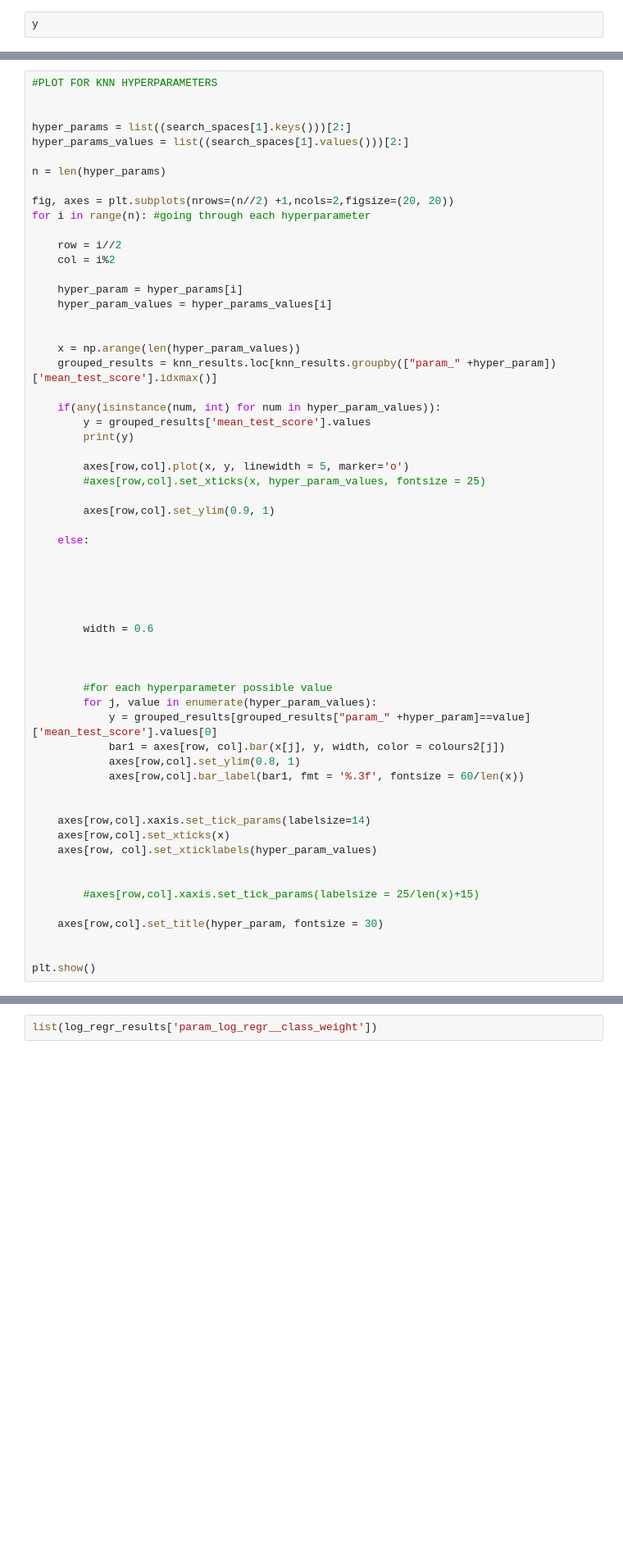
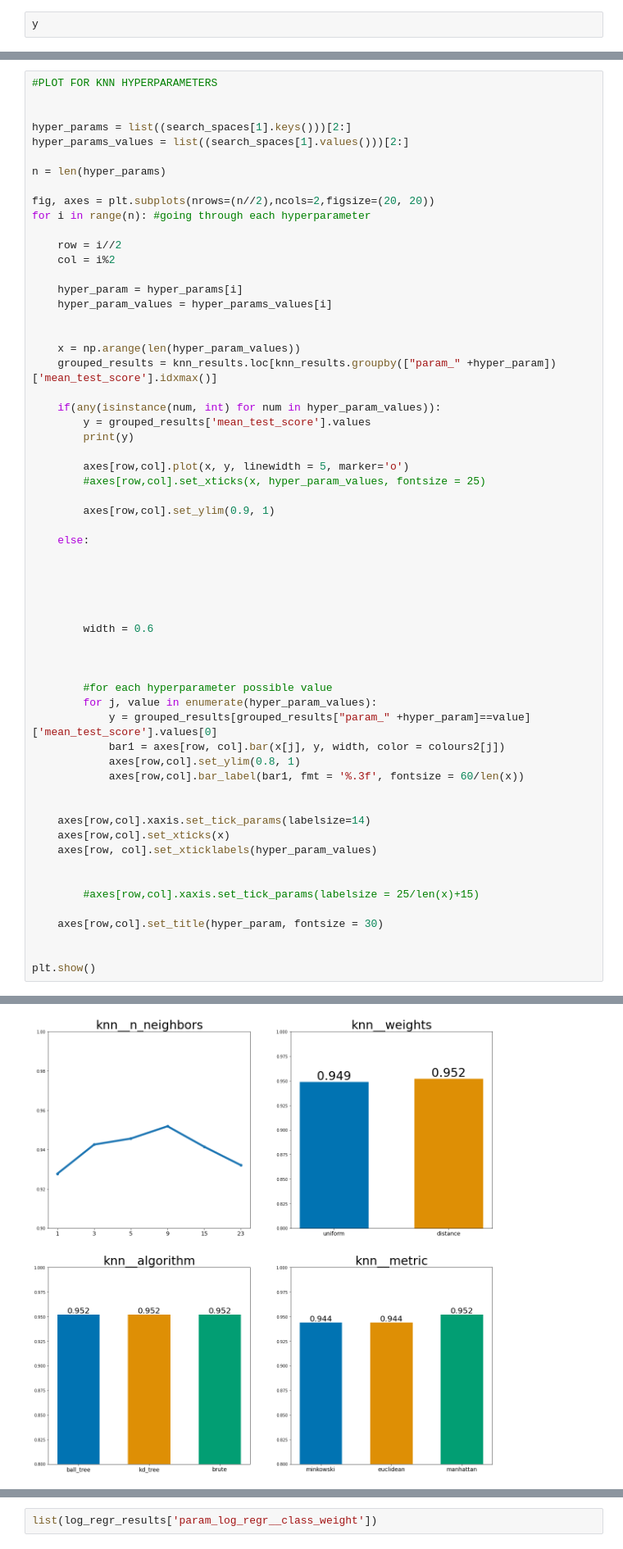
Before and after one commit to zapper-95/WDBC-ML, a Jupyter notebook: joe_updates.ipynb, the cells around one changed output, grey strips where cells are left out. Shown at 82% size. Drawn from its saved outputs; the diff is of its cells as text; blank space fills up the shorter version.

```diff
--- a/joe_updates.ipynb
+++ b/joe_updates.ipynb
@@ -591,7 +572,7 @@ hyper_params_values = list((search_spaces[1].values()))[2:]
 
 n = len(hyper_params)
 
-fig, axes = plt.subplots(nrows=(n//2) +1,ncols=2,figsize=(20, 20))
+fig, axes = plt.subplots(nrows=(n//2),ncols=2,figsize=(20, 20))
 for i in range(n): #going through each hyperparameter
 
     row = i//2
@@ -642,3 +623,4 @@ for i in range(n): #going through each hyperparameter
 
 
 plt.show()
+# %% [output]
@@ -645,3 +628,4 @@ plt.show()
+[figure, added]
 # %%
 #PLOT FOR SVM HYPERPARAMETERS
 
```
Also changed, not shown: parts of 14 cells of this notebook.
